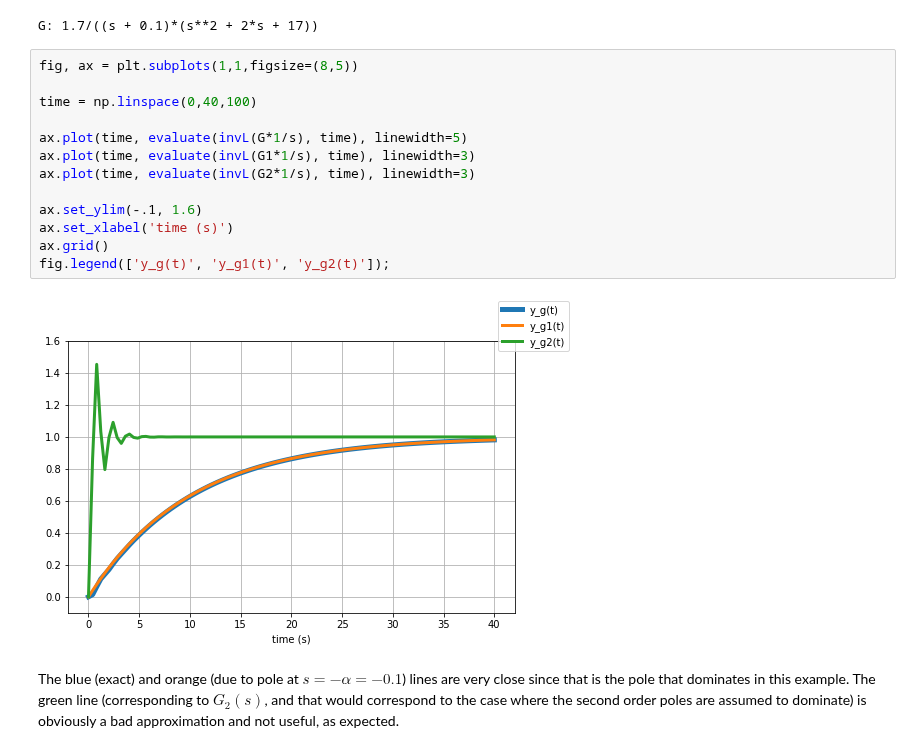
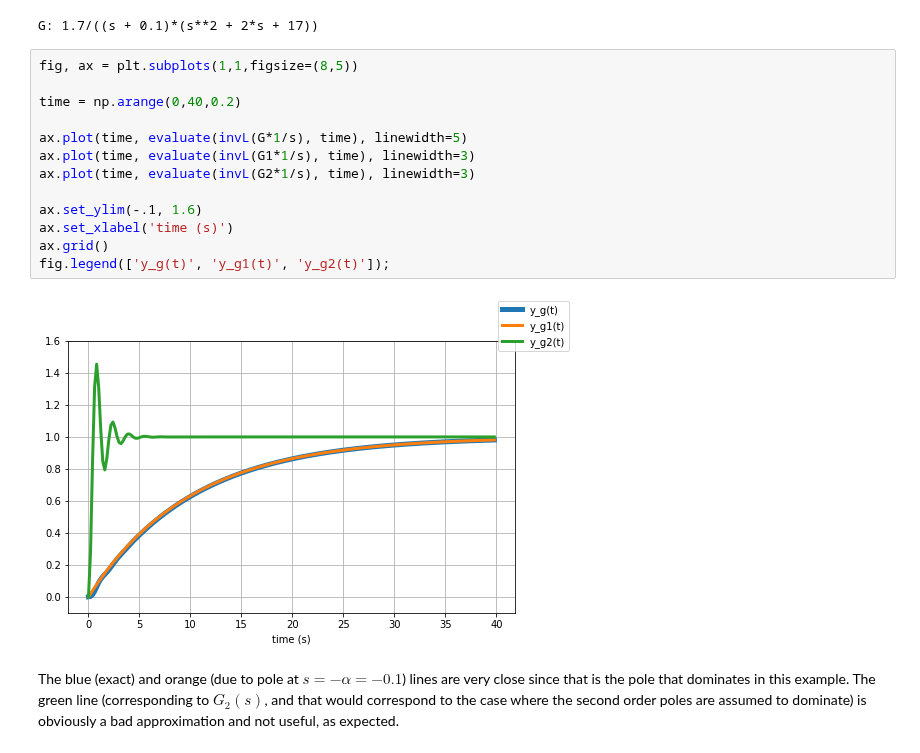
Before and after one commit to andreamunafo/classical_control_theory, a Jupyter notebook: 05_System_response.ipynb, the cells around one changed output. Saved outputs shown, nothing was run; the diff lists cells and outputs as text.

```diff
--- a/05_System_response.ipynb
+++ b/05_System_response.ipynb
@@ -380,18 +380,18 @@ G: 1.7/((s + 0.1)*(s**2 + 2*s + 17))
 # %%
 fig, ax = plt.subplots(1,1,figsize=(8,5))
 
-time = np.linspace(0,40,100)
+time = np.arange(0,40,0.2)
 
 ax.plot(time, evaluate(invL(G*1/s), time), linewidth=5)
 ax.plot(time, evaluate(invL(G1*1/s), time), linewidth=3)
 ax.plot(time, evaluate(invL(G2*1/s), time), linewidth=3)
 
 ax.set_ylim(-.1, 1.6)
 ax.set_xlabel('time (s)')
 ax.grid()
 fig.legend(['y_g(t)', 'y_g1(t)', 'y_g2(t)']);
 # %% [output]
-[figure, old version]
+[figure, new version]
 # %% [markdown]
 The blue (exact) and orange (due to pole at $s=-\alpha=-0.1$) lines are very close since that is the pole that dominates in this example.
 The green line (corresponding to $G_2(s)$, and that would correspond to the case where the second order poles are assumed to dominate) is obviously a bad approximation and not useful, as expected.
```
Also changed, not shown: parts of 1 cell of this notebook, 1 other file.
